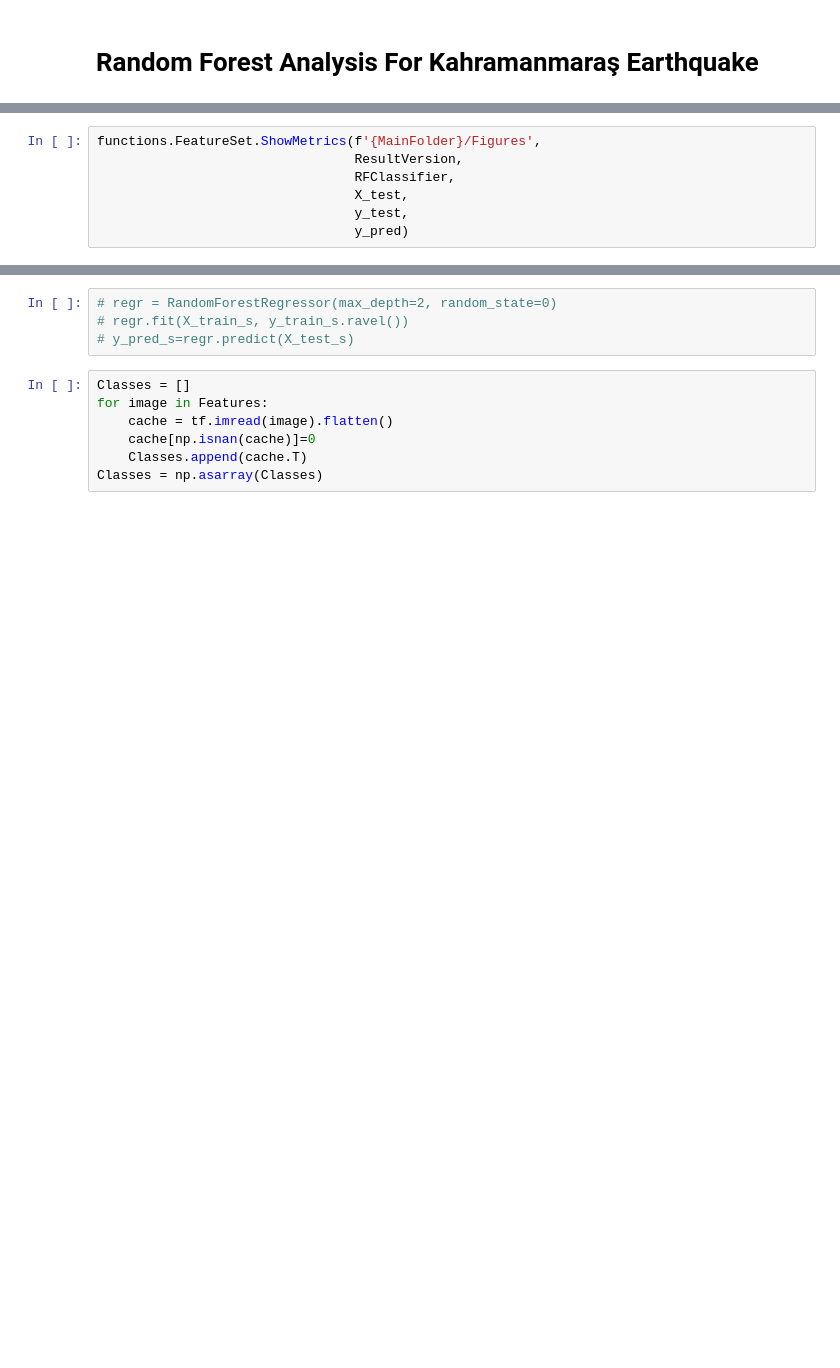
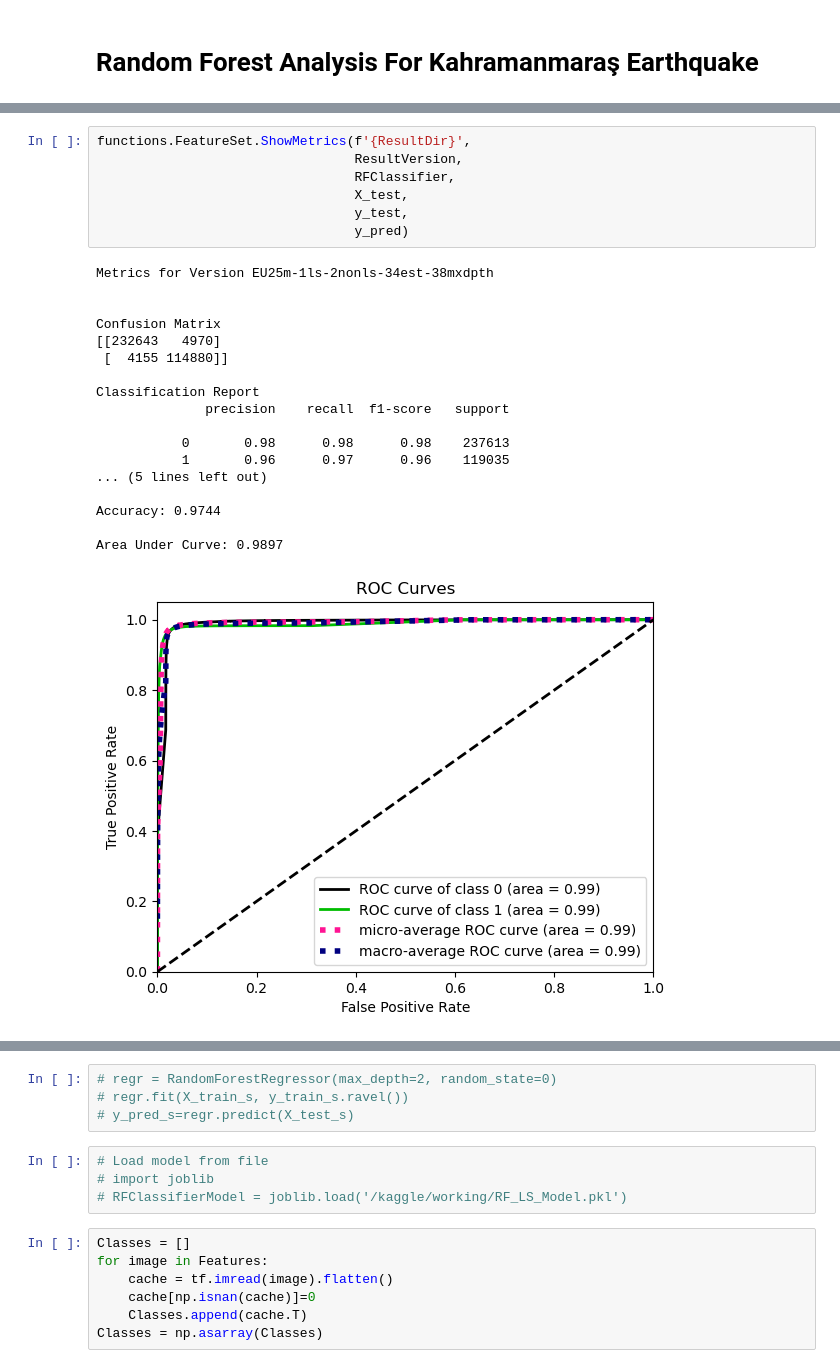
Before and after one commit to erdincunal/erdincunal, a Jupyter notebook: random-forest.ipynb, the cells around one changed output, grey strips where cells are left out. Drawn from its saved outputs; the diff is of its cells as text; blank space fills up the shorter version.

```diff
--- a/random-forest.ipynb
+++ b/random-forest.ipynb
@@ -67,7 +82,26 @@ functions.FeatureSet.ShowImportances(f'{MainFolder}/Figures',
 # %%
-functions.FeatureSet.ShowMetrics(f'{MainFolder}/Figures',
+functions.FeatureSet.ShowMetrics(f'{ResultDir}',
                                  ResultVersion,
                                  RFClassifier,
                                  X_test,
                                  y_test,
                                  y_pred)
+# %% [output]
+Metrics for Version EU25m-1ls-2nonls-34est-38mxdpth
+
+
+Confusion Matrix
+[[232643   4970]
+ [  4155 114880]]
+
+Classification Report
+              precision    recall  f1-score   support
+
+           0       0.98      0.98      0.98    237613
+           1       0.96      0.97      0.96    119035
+... (5 lines left out)
+
+Accuracy: 0.9744
+
+Area Under Curve: 0.9897
+[figure, added]
@@ -75,6 +111,10 @@ functions.FeatureSet.ShowMetrics(f'{MainFolder}/Figures',
 # regr = RandomForestRegressor(max_depth=2, random_state=0)
 # regr.fit(X_train_s, y_train_s.ravel())
 # y_pred_s=regr.predict(X_test_s)
+# %%
+# Load model from file
+# import joblib
+# RFClassifierModel = joblib.load('/kaggle/working/RF_LS_Model.pkl')
 # %%
 Classes = []
 for image in Features:
```
Also changed, not shown: parts of 13 cells of this notebook.
